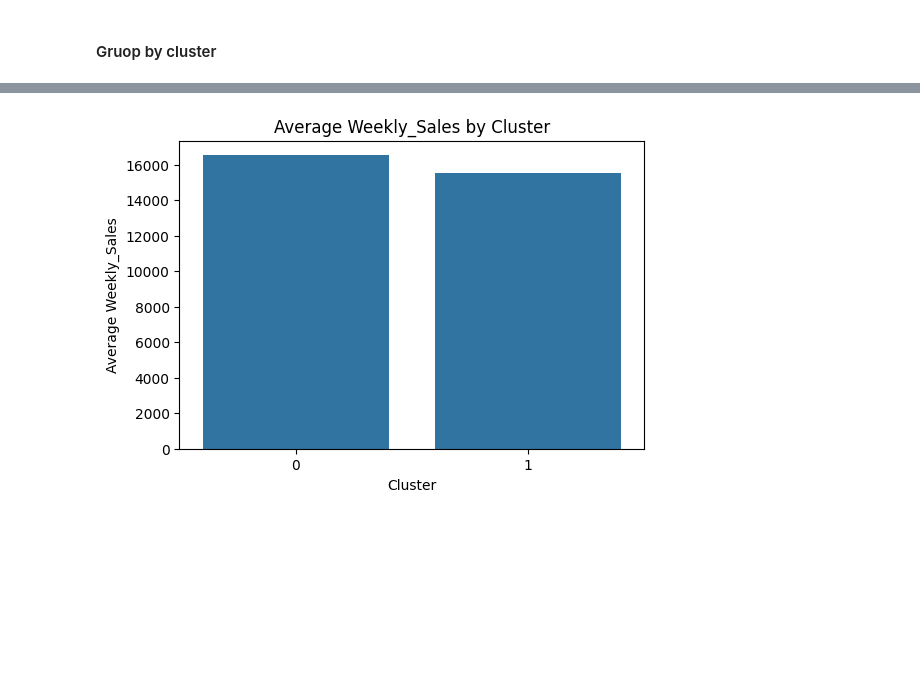
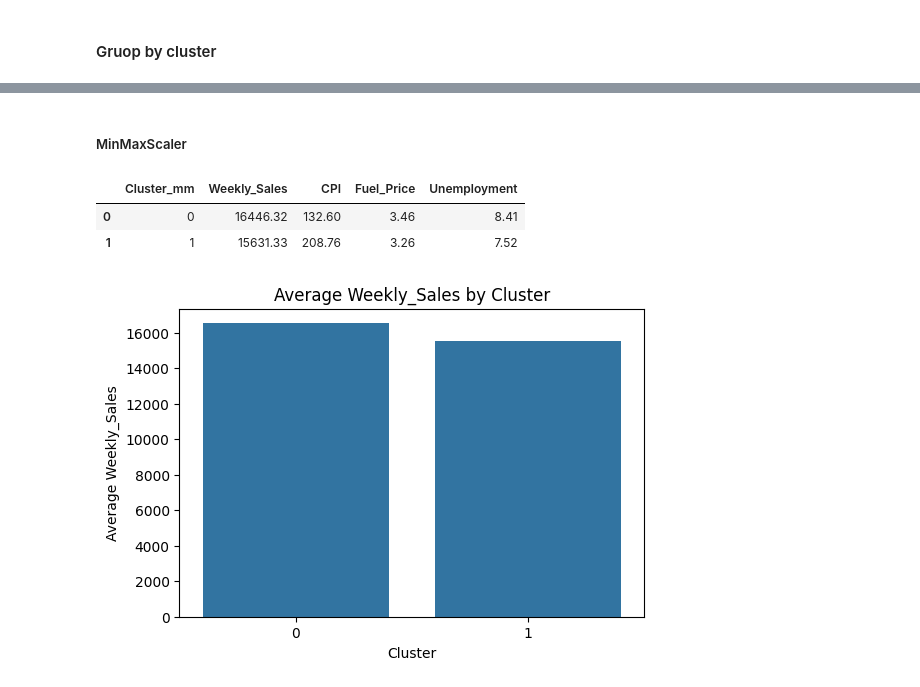
Before and after one commit to jangInw007/A4-Data-Analytics-and-Modeling, a Jupyter notebook: Group_A4_Data_Analytics_and_Modeling.ipynb, the cells around one changed output, grey strips where cells are left out. Cells and saved outputs as stored; diff of their text form; code cells hidden in the pictures; blank space fills up the shorter version.

```diff
--- a/Group_A4_Data_Analytics_and_Modeling.ipynb
+++ b/Group_A4_Data_Analytics_and_Modeling.ipynb
@@ -438,5 +471,16 @@ cluster_profile.reset_index()
 | 0 | 0 | 16530.13 | 132.76 | 3.46 | 8.41 |
 | 1 | 1 | 15546.99 | 208.82 | 3.26 | 7.52 |
+# %% [markdown]
+##### MinMaxScaler
+# %%
+# แบ่งกลุ่ม
+# Include 'Size' in the features for calculating the mean
+cluster_profile = df.groupby('Cluster_mm')[features].mean().round(2)
+cluster_profile.reset_index()
+# %% [output]
+|  | Cluster_mm | Weekly_Sales | CPI | Fuel_Price | Unemployment |
+| 0 | 0 | 16446.32 | 132.60 | 3.46 | 8.41 |
+| 1 | 1 | 15631.33 | 208.76 | 3.26 | 7.52 |
 # %%
 # Get the list of features used for clustering (excluding 'Sales_per_Area' which was derived)
 clustering_features = features
```
Also changed, not shown: parts of 14 cells of this notebook.
